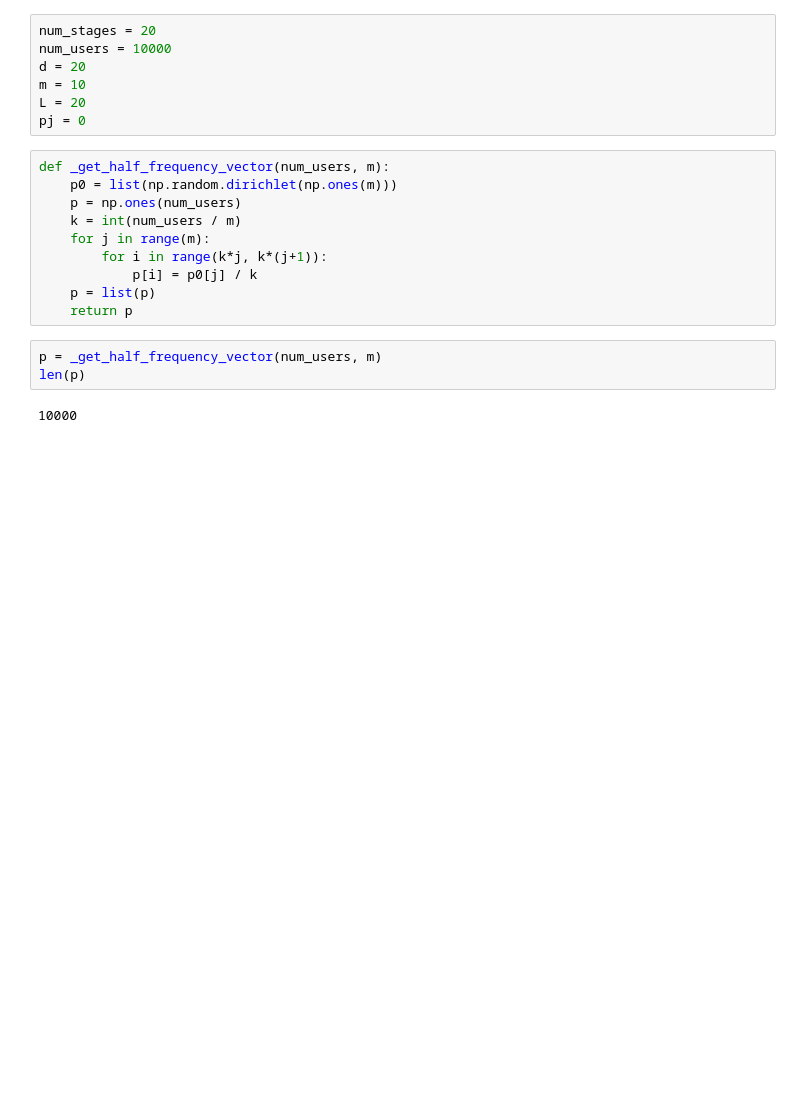
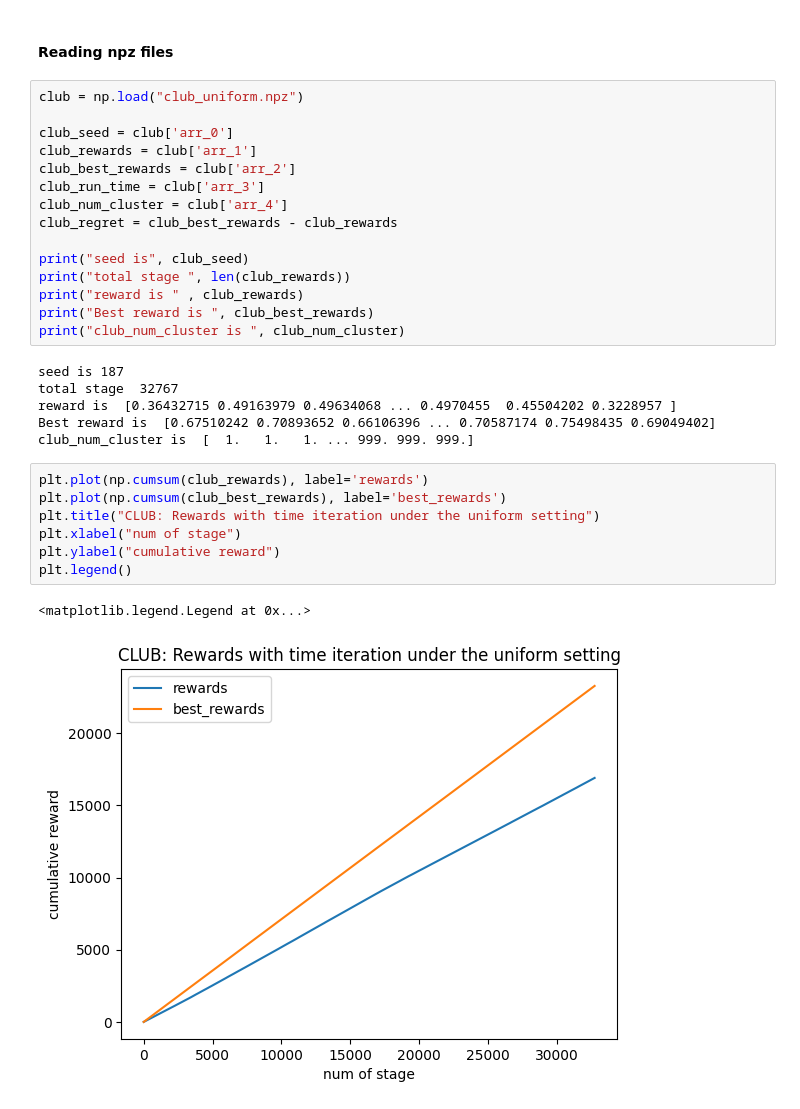
Before and after one commit to MjolnirT/OnlineClusteringOfBandits, a Jupyter notebook: main_ijcai19.ipynb, the cells around one changed output. Drawn from its saved outputs; the diff is of its cells as text; blank space fills up the shorter version.

```diff
--- a/main_ijcai19.ipynb
+++ b/main_ijcai19.ipynb
@@ -3,22 +4,33 @@ import numpy as np
-# %%
-num_stages = 20
-num_users = 10000
-d = 20
-m = 10
-L = 20
-pj = 0
-# %%
-def _get_half_frequency_vector(num_users, m):
-    p0 = list(np.random.dirichlet(np.ones(m)))
-    p = np.ones(num_users)
-    k = int(num_users / m)
-    for j in range(m):
-        for i in range(k*j, k*(j+1)):
-            p[i] = p0[j] / k
-    p = list(p)
-    return p
-# %%
-p = _get_half_frequency_vector(num_users, m)
-len(p)
-# %% [output]
-10000
+# %% [markdown]
+#### Reading npz files
+# %%
+club = np.load("club_uniform.npz")
+
+club_seed = club['arr_0']
+club_rewards = club['arr_1']
+club_best_rewards = club['arr_2']
+club_run_time = club['arr_3']
+club_num_cluster = club['arr_4']
+club_regret = club_best_rewards - club_rewards
+
+print("seed is", club_seed)
+print("total stage ", len(club_rewards))
+print("reward is " , club_rewards)
+print("Best reward is ", club_best_rewards)
+print("club_num_cluster is ", club_num_cluster)
+# %% [output]
+seed is 187
+total stage  32767
+reward is  [0.36432715 0.49163979 0.49634068 ... 0.4970455  0.45504202 0.3228957 ]
+Best reward is  [0.67510242 0.70893652 0.66106396 ... 0.70587174 0.75498435 0.69049402]
+club_num_cluster is  [  1.   1.   1. ... 999. 999. 999.]
+# %%
+plt.plot(np.cumsum(club_rewards), label='rewards')
+plt.plot(np.cumsum(club_best_rewards), label='best_rewards')
+plt.title("CLUB: Rewards with time iteration under the uniform setting")
+plt.xlabel("num of stage")
+plt.ylabel("cumulative reward")
+plt.legend()
+# %% [output]
+<matplotlib.legend.Legend at 0x...>
+[figure, added]
```
Also changed, not shown: parts of 8 cells of this notebook, 3 other files.
